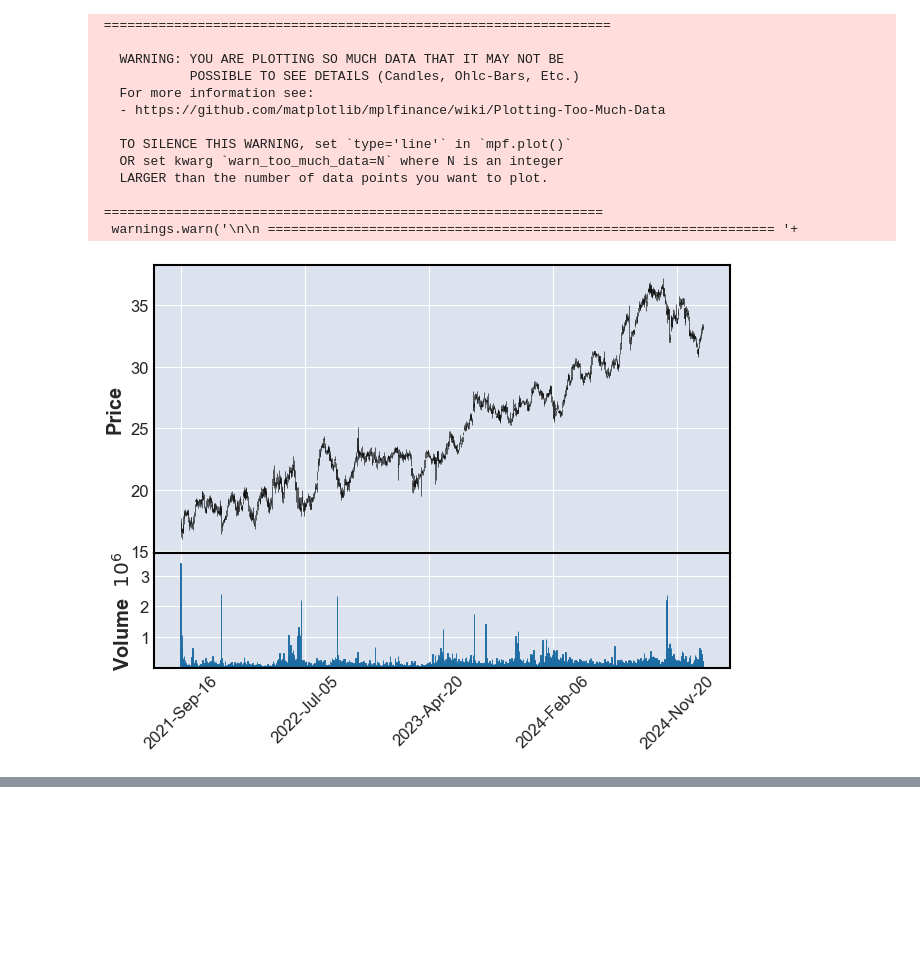
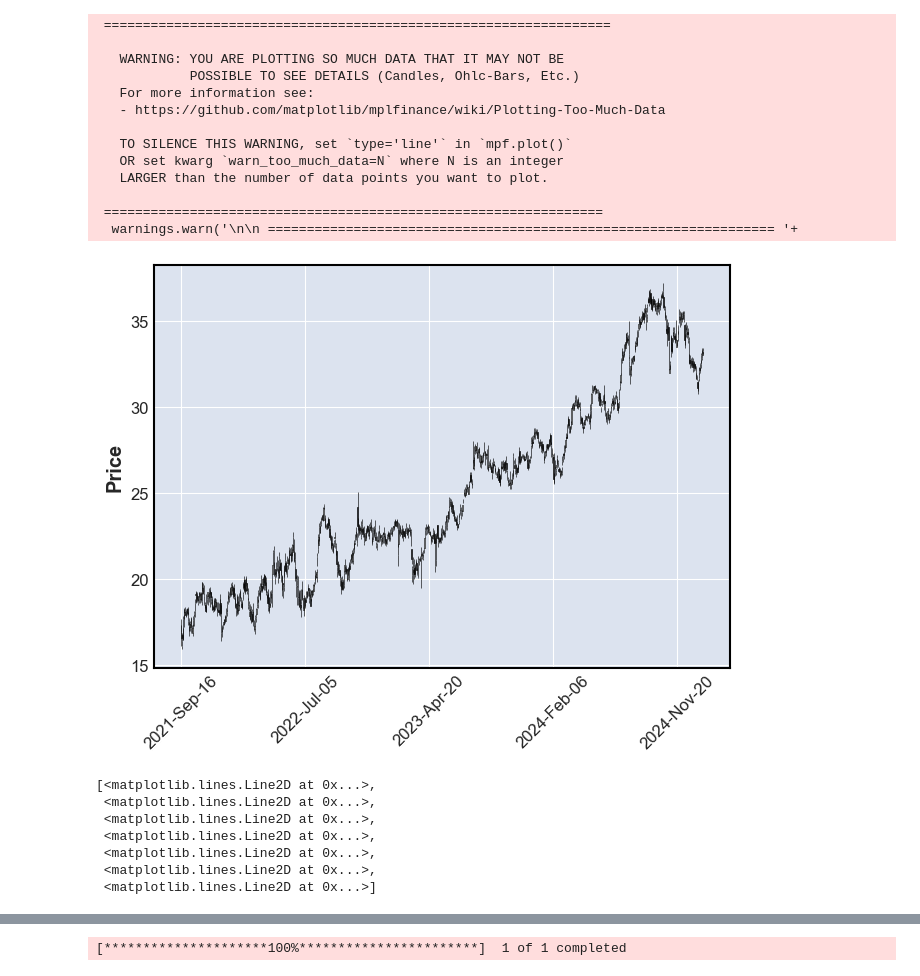
Before and after one commit to Joshua-Leow/IPOStocksAnalysis, a Jupyter notebook: notebooks/mplfinance.ipynb, the cells around one changed output, grey strips where cells are left out. Saved outputs shown, nothing was run; the diff lists cells and outputs as text; code cells hidden in the pictures; blank space fills up the shorter version.

Commit message:
added mplfinance.py used finplot.

```diff
--- a/notebooks/mplfinance.ipynb
+++ b/notebooks/mplfinance.ipynb
@@ -5,24 +6,31 @@ import mplfinance as mpf
 # %%
 csv_path = '../data/ipo-dataset/2021/9/ACT.csv'
 df = pd.read_csv(csv_path, dtype={'Date': str})
 
 # Convert 'Date' column to datetime and set it as the index
 df['Date'] = pd.to_datetime(df['Date'], format='%d%m%Y')  # Assuming 'Date' is in 'ddmmyyyy' format
 
 df.set_index('Date', inplace=True)
-mpf.plot(df, type="candlestick", volume=True)
+mpf.plot(df, type="candlestick")
 # %% [output]
  =================================================================
 
    WARNING: YOU ARE PLOTTING SO MUCH DATA THAT IT MAY NOT BE
             POSSIBLE TO SEE DETAILS (Candles, Ohlc-Bars, Etc.)
    For more information see:
    - https://github.com/matplotlib/mplfinance/wiki/Plotting-Too-Much-Data
 
    TO SILENCE THIS WARNING, set `type='line'` in `mpf.plot()`
    OR set kwarg `warn_too_much_data=N` where N is an integer
    LARGER than the number of data points you want to plot.
 
  ================================================================
   warnings.warn('\n\n ================================================================= '+
-[figure, old version]
+[figure, new version]
+[<matplotlib.lines.Line2D at 0x...>,
+ <matplotlib.lines.Line2D at 0x...>,
+ <matplotlib.lines.Line2D at 0x...>,
+ <matplotlib.lines.Line2D at 0x...>,
+ <matplotlib.lines.Line2D at 0x...>,
+ <matplotlib.lines.Line2D at 0x...>,
+ <matplotlib.lines.Line2D at 0x...>]
@@ -28,0 +38,10 @@ mpf.plot(df, type="candlestick", volume=True)
+# %%
+import finplot as fplt
+
+df = yf.download('SPY',start='2018-01-01', end = '2020-04-29')
+fplt.candlestick_ochl(df[['Open','Close','High','Low']])
+fplt.plot(df.Close.rolling(50).mean())
+fplt.plot(df.Close.rolling(200).mean())
+fplt.show()
+# %% [output]
+[*********************100%***********************]  1 of 1 completed
```
Also changed, not shown: parts of 2 cells of this notebook, 2 other files.
